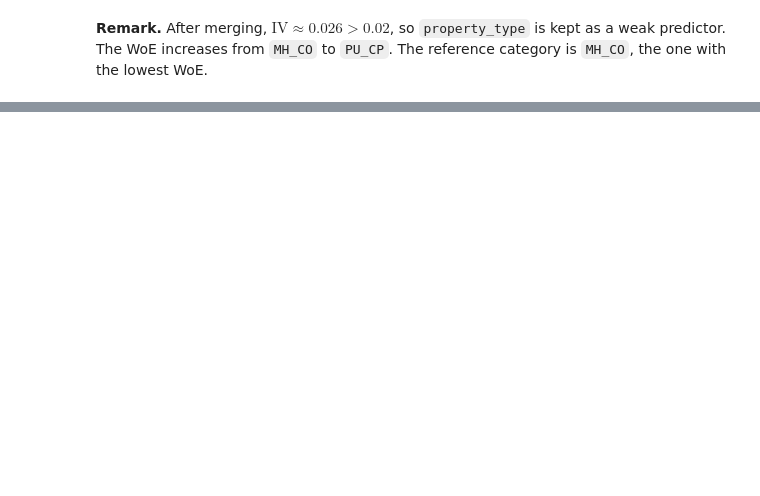
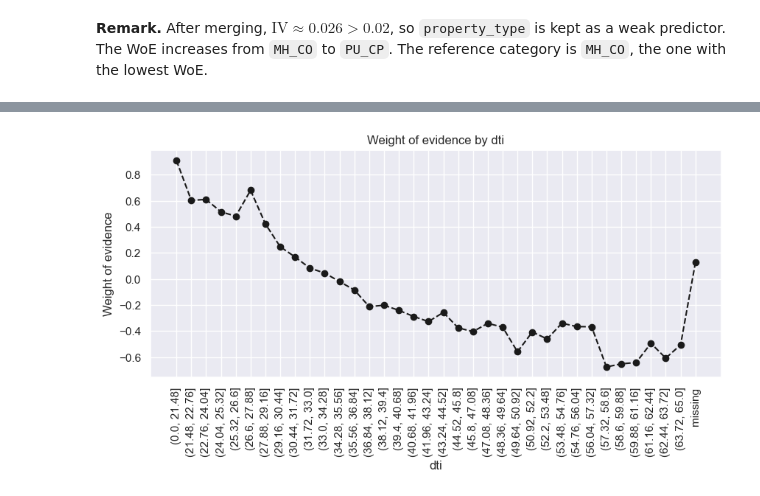
Before and after one commit to keramidasvasilis/credit-risk-el, a Jupyter notebook: notebooks/02_pd_model.ipynb, the cells around one changed output, grey strips where cells are left out. Drawn from its saved outputs; the diff is of its cells as text; code cells hidden in the pictures; blank space fills up the shorter version.

```diff
--- a/notebooks/02_pd_model.ipynb
+++ b/notebooks/02_pd_model.ipynb
@@ -526,0 +1033,5 @@ ref_categories['property_type'] = 'property_type:MH_CO'
+# %%
+bins = [0, 21.48, 22.76, 24.04, 25.32, 26.6, 27.88, 29.16, 30.44, 31.72, 33.0, 34.28, 35.56, 36.84, 38.12, 39.4, 40.68, 41.96, 43.24, 44.52, 45.8, 47.08, 48.36, 49.64, 50.92, 52.2, 53.48, 54.76, 56.04, 57.32, 58.6, 59.88, 61.16, 62.44, 63.72, 65.0]
+dti_fine = pd.cut(df_inputs_prepr['dti'], bins).to_frame('dti')
+dti_table = woe_ordered(dti_fine, 'dti', df_targets_prepr)
+dti_table
@@ -526,0 +1056,4 @@ ref_categories['property_type'] = 'property_type:MH_CO'
+# %%
+plot_by_woe(dti_table, rotation = 90)
+# %% [output]
+[figure, added]
```
Also changed, not shown: parts of 81 cells of this notebook.
